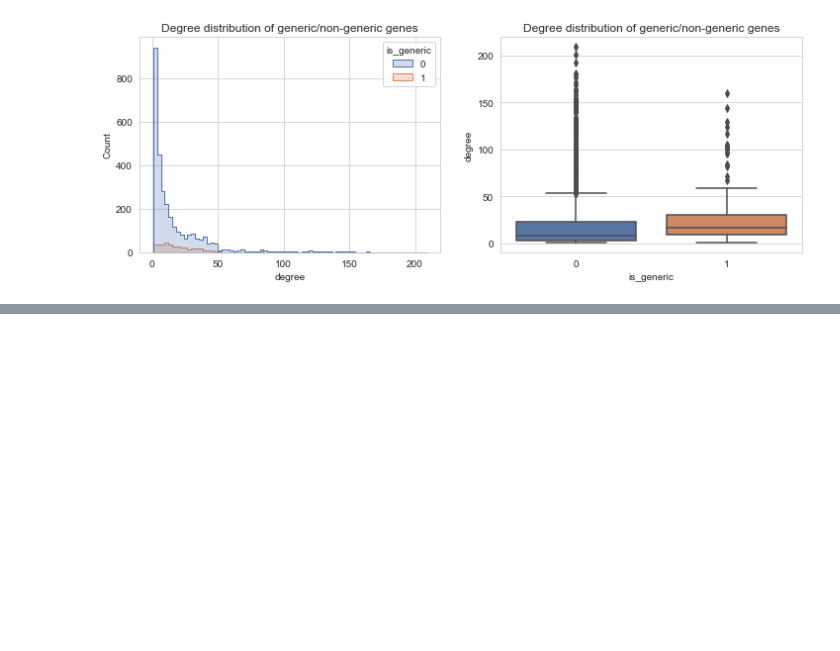
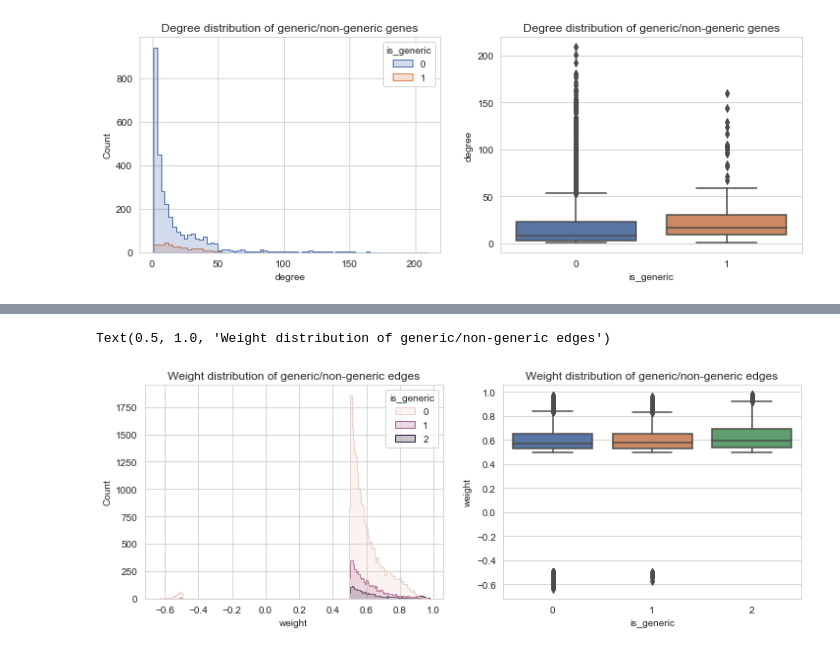
Before and after one commit to greenelab/generic-expression-patterns, a Jupyter notebook: network_analysis/preprocess_network_data.ipynb, the cells around one changed output, grey strips where cells are left out. Saved outputs shown, nothing was run; the diff lists cells and outputs as text; code cells hidden in the pictures; blank space fills up the shorter version.

Commit message:
add edge weight analysis

```diff
--- a/network_analysis/preprocess_network_data.ipynb
+++ b/network_analysis/preprocess_network_data.ipynb
@@ -129,3 +129,18 @@ axarr[1].set_title('Degree distribution of generic/non-generic genes')
 # %% [output]
 Text(0.5, 1.0, 'Degree distribution of generic/non-generic genes')
 [figure]
+# %%
+# plot weight distribution + look at weights of edges including generic genes
+# (v1, v2, weight, is_generic)
+edges = []
+for s, t, w in G.iter_edges([G.ep['weight']]):
+    if (G.vp['generic'][s]) and (G.vp['generic'][t]):
+        is_generic = 2
+    elif (G.vp['generic'][s]) or (G.vp['generic'][t]):
+        is_generic = 1
+    else:
+        is_generic = 0
+    edges.append((G.vp['name'][s], G.vp['name'][t], w, is_generic))
+weight_df = pd.DataFrame(edges, columns=['g1', 'g2', 'weight', 'is_generic'])
+print(weight_df.shape)
+weight_df.head()
@@ -131,0 +155,11 @@ Text(0.5, 1.0, 'Degree distribution of generic/non-generic genes')
+# %%
+sns.set({'figure.figsize': (12, 4)})
+sns.set_style('whitegrid')
+fig, axarr = plt.subplots(1, 2)
+sns.histplot(data=weight_df, x='weight', hue='is_generic', element='step', ax=axarr[0])
+axarr[0].set_title('Weight distribution of generic/non-generic edges')
+sns.boxplot(data=weight_df, y='weight', x='is_generic', ax=axarr[1])
+axarr[1].set_title('Weight distribution of generic/non-generic edges')
+# %% [output]
+Text(0.5, 1.0, 'Weight distribution of generic/non-generic edges')
+[figure, added]
```
Also changed, not shown: parts of 1 cell of this notebook.
